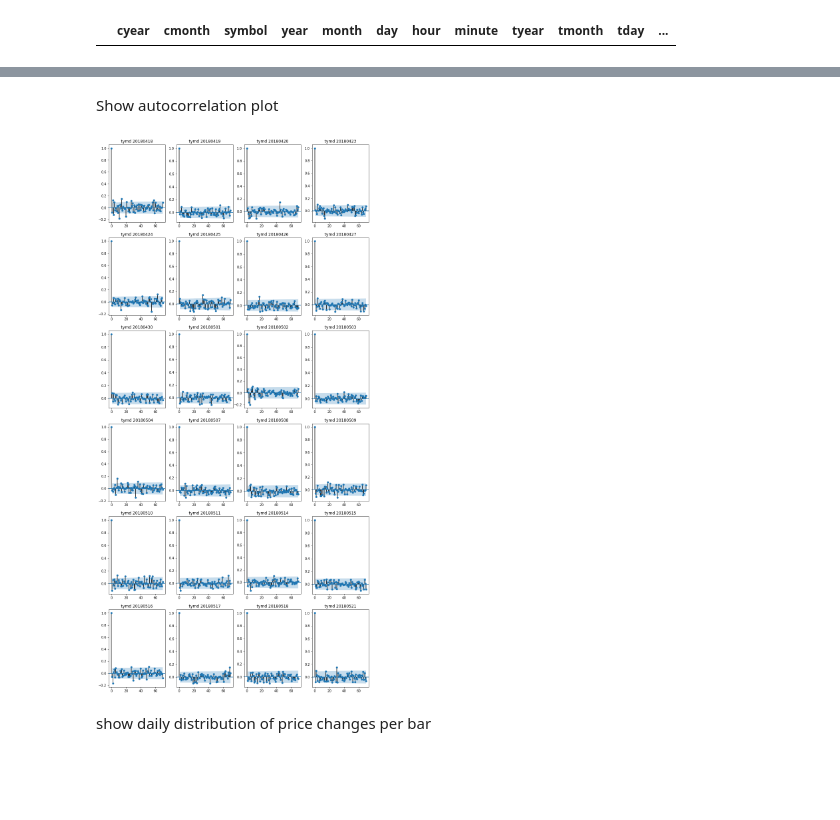
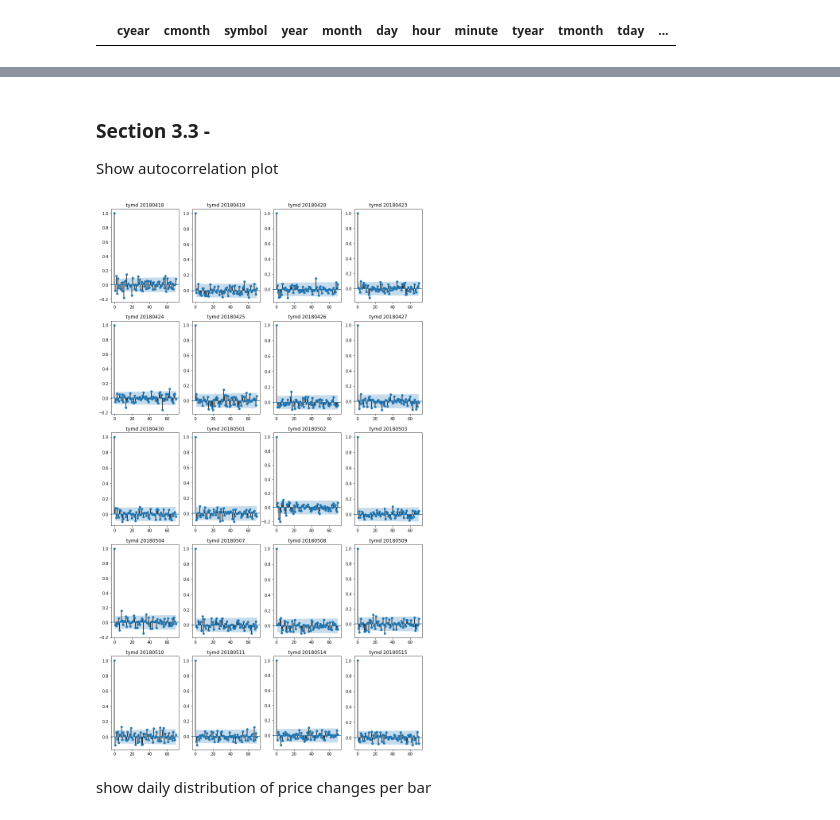
Before and after one commit to bgithub1/barchartapi, a Jupyter notebook: barchartapi/futures_merge.ipynb, the cells around one changed output, grey strips where cells are left out. Saved outputs shown, nothing was run; the diff lists cells and outputs as text; code cells hidden in the pictures; blank space fills up the shorter version.

Commit message:
reorganize and add comments to futures_merge.ipynb and futures_series.ipynb

```diff
--- a/barchartapi/futures_merge.ipynb
+++ b/barchartapi/futures_merge.ipynb
@@ -53,10 +72,10 @@ The loop below will combine all of the csv files for CL to a single pandas DataF
 # %%
 df = None
 for f in tqdm(files):
-    if len(re.findall('CL_20[0-3][0-9][0-1][0-9]_',f))<1:
+    if len(re.findall(f'{commodity}_20[0-3][0-9][0-1][0-9]_',f))<1:
         continue
     print(f'reading {f}')
-    df_temp = pd.read_csv(f'{DIR_CL}/{f}')
+    df_temp = pd.read_csv(f'{DIR_DATA}/{f}')
     if df is None:
         df = df_temp.copy()
     else:
@@ -112,7 +148,0 @@ use pivot_table to show trading days where there are 2 futures contracts in df2
-# %%
-# create pivot_table and use reset_index to make columns out of multi_index indices
-dfp = df2[['tyear','tmonth','tday','symbol','volume']].pivot_table(values='volume',index=['tyear','tmonth','tday','symbol'],aggfunc='count').reset_index()
-# get counts of symbols in history by trading date
-dfgb = dfp[['tyear','tmonth','tday','symbol']].groupby(['tyear','tmonth','tday'],as_index=False).count()
-# show the trading dates where there are 2 contracts in df2
-dfgb[dfgb.symbol>1]
@@ -139,0 +155,23 @@ Process a single month
+# %%
+# create a DataFrame that has a single row for each for each trading day and symbol (combination of tyear, tmonth, tday and symbol)
+dfgb = df2[['tyear','tmonth','tday','symbol','volume']].groupby(['tyear','tmonth','tday','symbol'],as_index=False).count()
+# create another DataFrame that shows the number of unique symbols for each trading day (combination of tyear, tmonth, and tday)
+dfgb2 = dfgb[['tyear','tmonth','tday','symbol']].groupby(['tyear','tmonth','tday'],as_index=False).count()
+# test to see if there is more than one symbol for each trading day
+need_to_remove_contracts = dfgb2.symbol.max() > 1
+# if there is more than one symbol for each trading day, remove the older symbol
+if need_to_remove_contracts:
+    print("Create a new DataFrame that, for each trading day, \nhas rows of bar data for only a single unique contract")
+    # create pivot_table and use reset_index to make columns out of multi_index indices
+    dfp = df2[['tyear','tmonth','tday','symbol','cyear','cmonth']].pivot_table(values=['cyear','cmonth'],index=['tyear','tmonth','tday','symbol'],aggfunc='max').reset_index()
+    # get counts of symbols in history by trading date
+    dfp['cyyyymm'] = dfp.apply(lambda r: '%04d%02d' %(r.cyear,r.cmonth),axis=1)
+    dfgb = dfp[['tyear','tmonth','tday','cyyyymm']].groupby(['tyear','tmonth','tday'],as_index=False).max()
+    dfgb['cyear'] = dfgb.cyyyymm.apply(lambda i:int(str(i)[0:4]))
+    dfgb['cmonth'] = dfgb.cyyyymm.apply(lambda i:int(str(i)[4:6]))
+
+    df2_no_dupe_days = df2.merge(dfgb[['tyear','tmonth','tday','cyear','cmonth']],how='inner',on=['tyear','tmonth','tday','cyear','cmonth'])
+    print()
+    print('**************************************************************************************************')
+    print(f'Old df2 DataFrame length = {len(df2)}, new df2_no_dupe_days length = {len(df2_no_dupe_days)}')
+    print('**************************************************************************************************')
@@ -140,5 +191,5 @@ Process a single month
 # %%
 sym=['CLM18']
-df3 = df2[df2.symbol.isin(sym)]
+df3 = df2_no_dupe_days[df2_no_dupe_days.symbol.isin(sym)]
 len(df3)
 # %% [output]
@@ -229,36 +237,35 @@ for tymd in tymds:
-# %% [markdown]
-Show autocorrelation plot
+# %% [markdown]
+### Section 3.3 -
+Show autocorrelation plot
 # %%
 # change these
-contract='CLM18'
 start_hour=7
 end_hour=17
 num_graphs_per_row = 4
-df3 = df2[df2.symbol==contract]
 tymds = df3.apply(lambda r: int('%04d%02d%02d' %(r.tyear,r.tmonth,r.tday)),axis=1).unique()
 total_plots= len(tymds)
 even_num_tymds = len(tymds)//num_graphs_per_row * num_graphs_per_row
 tymds_even_sets = np.array(tymds)[:even_num_tymds]
 tymd_sets = np.array(tymds_even_sets).reshape(-1,num_graphs_per_row)
 total_figure_length = total_plots//num_graphs_per_row
 # plt.figure(1,figsize=(12*5,5*total_figure_length))
 fig, axes = plt.subplots(nrows=even_num_tymds//num_graphs_per_row,ncols=num_graphs_per_row,figsize=(14,5*total_figure_length))
 for row in range(len(tymd_sets)):
     tymd_set = tymd_sets[row]
     for col in range(len(tymd_set)):
         tymd = tymd_set[col]
         y = int(str(tymd)[0:4])
         m = int(str(tymd)[4:6])
         d = int(str(tymd)[6:8])
         df_1d = df3[(df3.tyear==y) & (df3.tmonth==m)&(df3.tday==d)]
 #         plt.subplot(total_plots//num_graphs_per_row,num_graphs_per_row,plot_num,title=f'tymd {tymd}')
         df_1d = df3[(df3.year==y) & (df3.month==m) & (df3.day==d) & (df3.hour>=start_hour) & (df3.hour<end_hour)]
         y = np.array(df_1d.close.pct_change()*df_1d.close)[1:]
         plot_acf(y,lags=70,ax=axes[row,col])
         axes[row,col].set_title(f'tymd {tymd}')
 plt.show()
 # %% [output]
-[figure, old version]
+[figure, new version]
 # %% [markdown]
 show daily distribution of price changes per bar
 # %%
```
Also changed, not shown: parts of 30 cells of this notebook, 2 other files.
